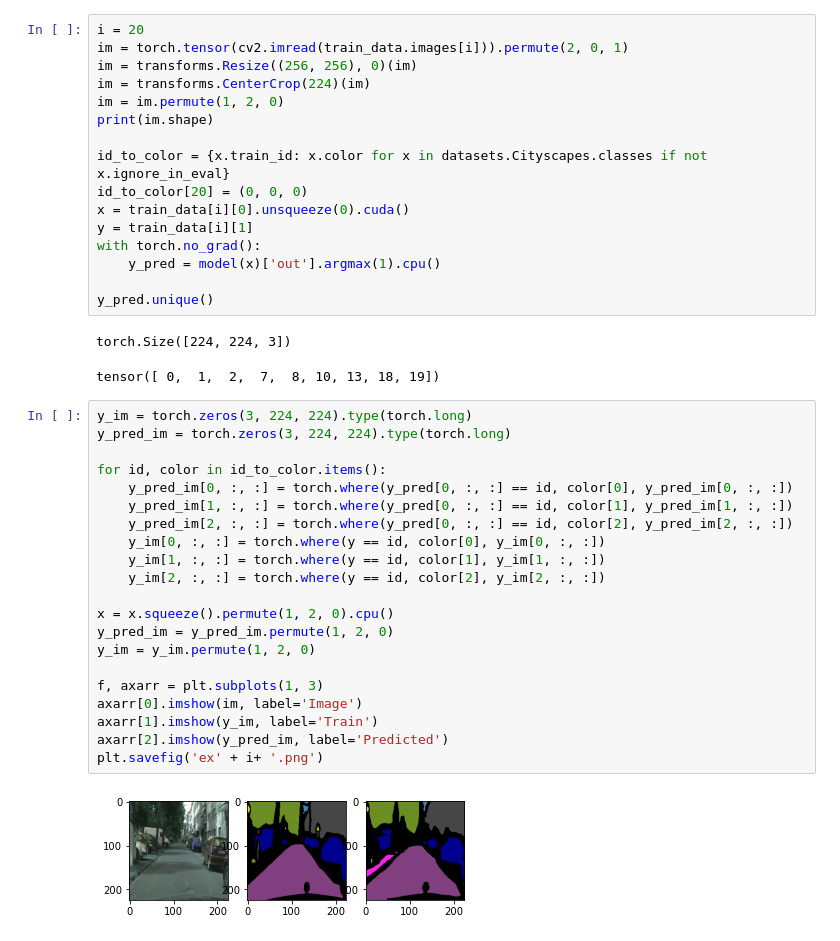
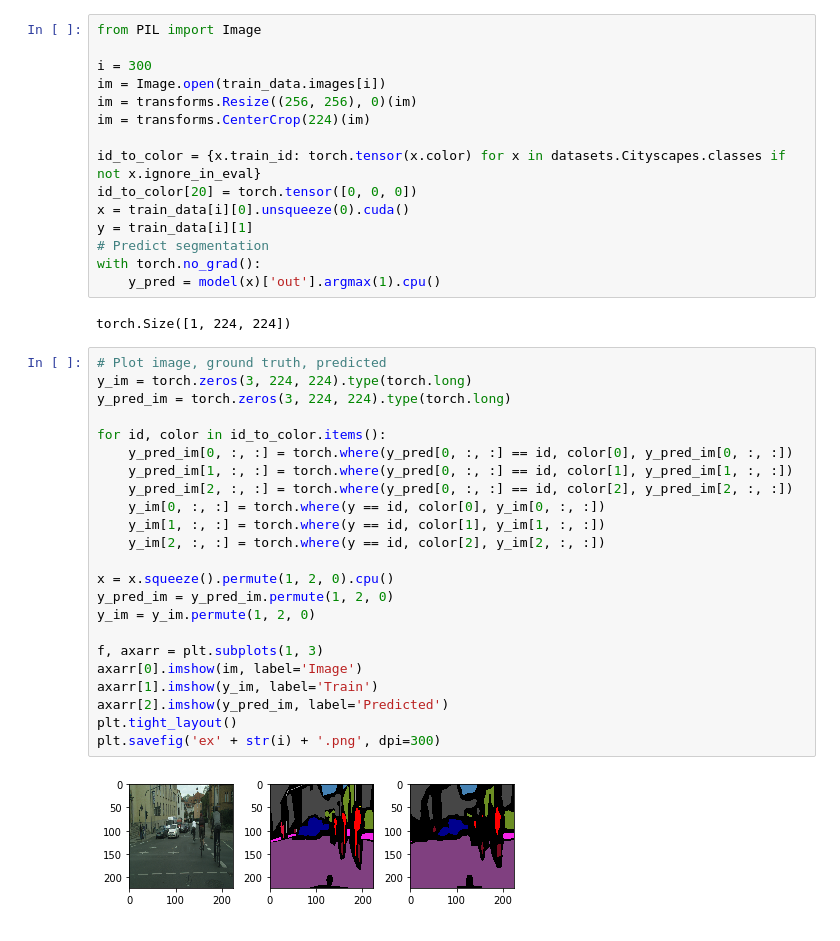
Before and after one commit to alright-code/ml-opt-project, a Jupyter notebook: viz.ipynb, the cells around one changed output. Drawn from its saved outputs; the diff is of its cells as text.

```diff
--- a/viz.ipynb
+++ b/viz.ipynb
@@ -56,44 +57,44 @@ FCN(
   )
 )
 # %%
-i = 20
-im = torch.tensor(cv2.imread(train_data.images[i])).permute(2, 0, 1)
+from PIL import Image
+
+i = 300
+im = Image.open(train_data.images[i])
 im = transforms.Resize((256, 256), 0)(im)
 im = transforms.CenterCrop(224)(im)
-im = im.permute(1, 2, 0)
-print(im.shape)
 
-id_to_color = {x.train_id: x.color for x in datasets.Cityscapes.classes if not x.ignore_in_eval}
-id_to_color[20] = (0, 0, 0)
+id_to_color = {x.train_id: torch.tensor(x.color) for x in datasets.Cityscapes.classes if not x.ignore_in_eval}
+id_to_color[20] = torch.tensor([0, 0, 0])
 x = train_data[i][0].unsqueeze(0).cuda()
 y = train_data[i][1]
+# Predict segmentation
 with torch.no_grad():
     y_pred = model(x)['out'].argmax(1).cpu()
-
-y_pred.unique()
 # %% [output]
-torch.Size([224, 224, 3])
+torch.Size([1, 224, 224])
-tensor([ 0,  1,  2,  7,  8, 10, 13, 18, 19])
 # %%
+# Plot image, ground truth, predicted
 y_im = torch.zeros(3, 224, 224).type(torch.long)
 y_pred_im = torch.zeros(3, 224, 224).type(torch.long)
 
 for id, color in id_to_color.items():
     y_pred_im[0, :, :] = torch.where(y_pred[0, :, :] == id, color[0], y_pred_im[0, :, :])
     y_pred_im[1, :, :] = torch.where(y_pred[0, :, :] == id, color[1], y_pred_im[1, :, :])
     y_pred_im[2, :, :] = torch.where(y_pred[0, :, :] == id, color[2], y_pred_im[2, :, :])
     y_im[0, :, :] = torch.where(y == id, color[0], y_im[0, :, :])
     y_im[1, :, :] = torch.where(y == id, color[1], y_im[1, :, :])
     y_im[2, :, :] = torch.where(y == id, color[2], y_im[2, :, :])
 
 x = x.squeeze().permute(1, 2, 0).cpu()
 y_pred_im = y_pred_im.permute(1, 2, 0)
 y_im = y_im.permute(1, 2, 0)
 
 f, axarr = plt.subplots(1, 3)
 axarr[0].imshow(im, label='Image')
 axarr[1].imshow(y_im, label='Train')
 axarr[2].imshow(y_pred_im, label='Predicted')
-plt.savefig('ex' + i+ '.png')
+plt.tight_layout()
+plt.savefig('ex' + str(i) + '.png', dpi=300)
 # %% [output]
-[figure, old version]
+[figure, new version]
```
Also changed, not shown: parts of 1 cell of this notebook, 4 other files.
